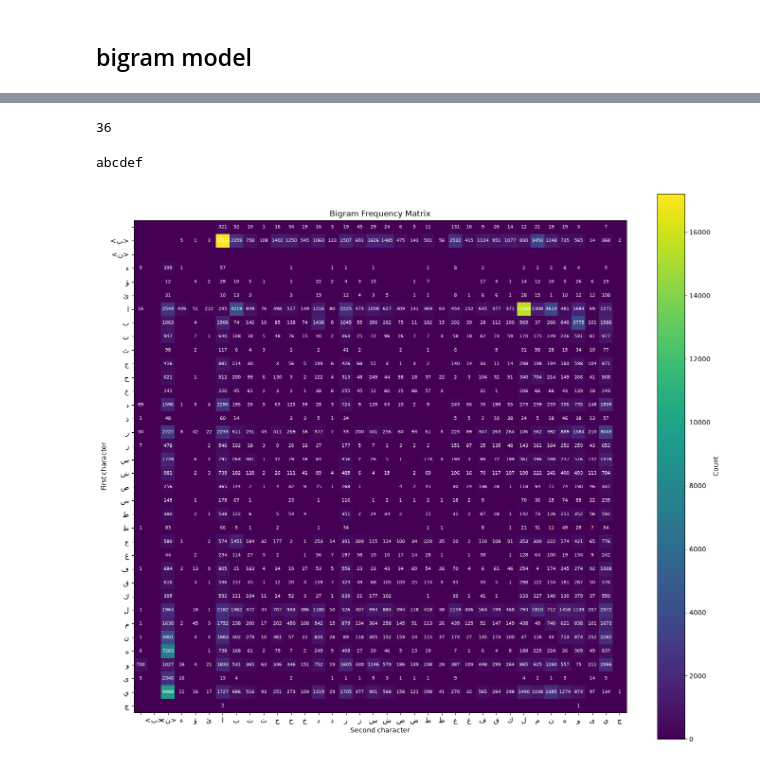
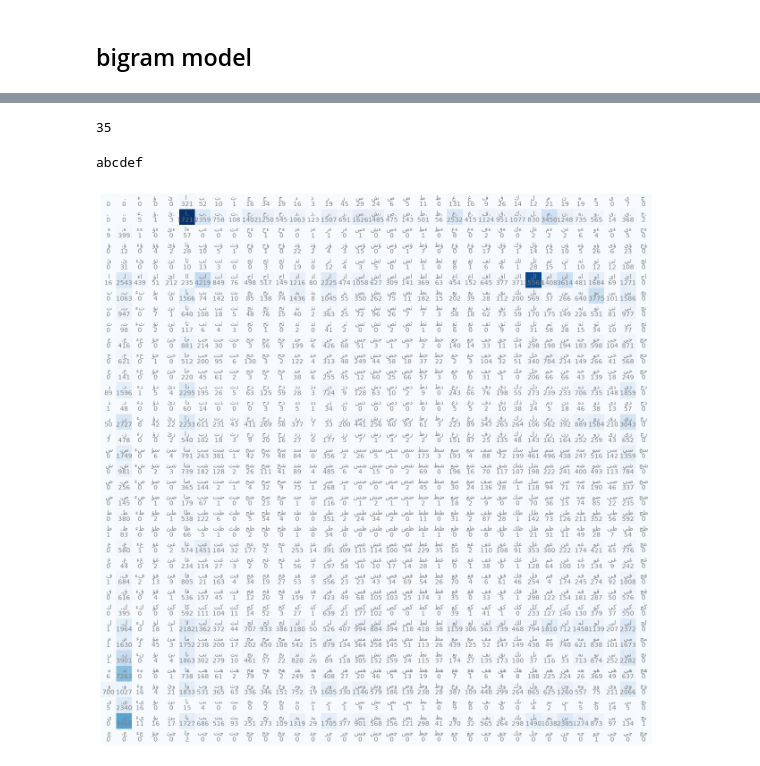
Before and after one commit to seif-a096/Sammili, a Jupyter notebook: notebook.ipynb, the cells around one changed output, grey strips where cells are left out. Saved outputs shown, nothing was run; the diff lists cells and outputs as text; code cells hidden in the pictures.

```diff
--- a/notebook.ipynb
+++ b/notebook.ipynb
@@ -76,7 +74,7 @@ len(names)
 
 # adding start and end tokens to the names
 for i in range(len(names)):
-    names[i] = ['<ب>'] + list(names[i]) + ['<ن>']
+    names[i] = ['.'] + list(names[i]) + ['.']
 
 names[:10]
 # %% [output]
@@ -120,11 +118,12 @@ seq
 # %%
 flat = [ch for name in names for ch in name]
 ch_dict = {ch:i for i,ch in enumerate(sorted(set(flat)))}
+ch_dict_reversed = {i:ch for ch,i in ch_dict.items()}
 len(ch_dict)
 # %% [output]
-36
+35
 # %%
-arr = torch.zeros((36,36) , dtype=torch.int32)
+arr = torch.zeros((35,35) , dtype=torch.int32)
 # %%
 test_li = [['a','b','c'],['d','e','f']]
 print("".join("".join(name) for name in test_li))
@@ -135,27 +134,34 @@ for k,v in seq.items():
     i = ch_dict[k[0]]
     j = ch_dict[k[1]]
     arr[i,j] = v
-# %%
-# visualizing the bigram counts
-import matplotlib.pyplot as plt
-
-labels = [ch for ch, _ in sorted(ch_dict.items(), key=lambda item: item[1])]
-fig, ax = plt.subplots(figsize=(14, 12))
-image = ax.imshow(arr.numpy(), cmap="viridis", aspect="equal")
-
-ax.set_title("Bigram Frequency Matrix")
-ax.set_xlabel("Second character")
-ax.set_ylabel("First character")
-ax.set_xticks(range(len(labels)), labels=labels)
-ax.set_yticks(range(len(labels)), labels=labels)
-ax.tick_params(axis="both", labelsize=11)
-
-for row, column in arr.nonzero().tolist():
-    count = int(arr[row, column])
-    ax.text(column, row, count, ha="center", va="center", fontsize=7, color="white")
-
-fig.colorbar(image, ax=ax, label="Count")
-fig.tight_layout()
-plt.show()
-# %% [output]
-[figure, removed]
+# %%
+import matplotlib.pyplot as plt
+
+plt.figure(figsize=(16, 16))
+plt.imshow(arr, cmap="Blues")
+
+for i in range(len(arr)):
+    for j in range(len(arr)):
+        bigram = ch_dict_reversed[i] + ch_dict_reversed[j]
+        count = arr[i, j].item()
+        plt.text(
+            j,
+            i,
+            bigram,
+            ha="center",
+            va="bottom",
+            color="gray",
+        )
+        plt.text(
+            j,
+            i,
+            count,
+            ha="center",
+            va="top",
+            color="gray",
+        )
+
+plt.axis("off")
+plt.show()
+# %% [output]
+[figure, added]
```
Also changed, not shown: parts of 5 cells of this notebook.
